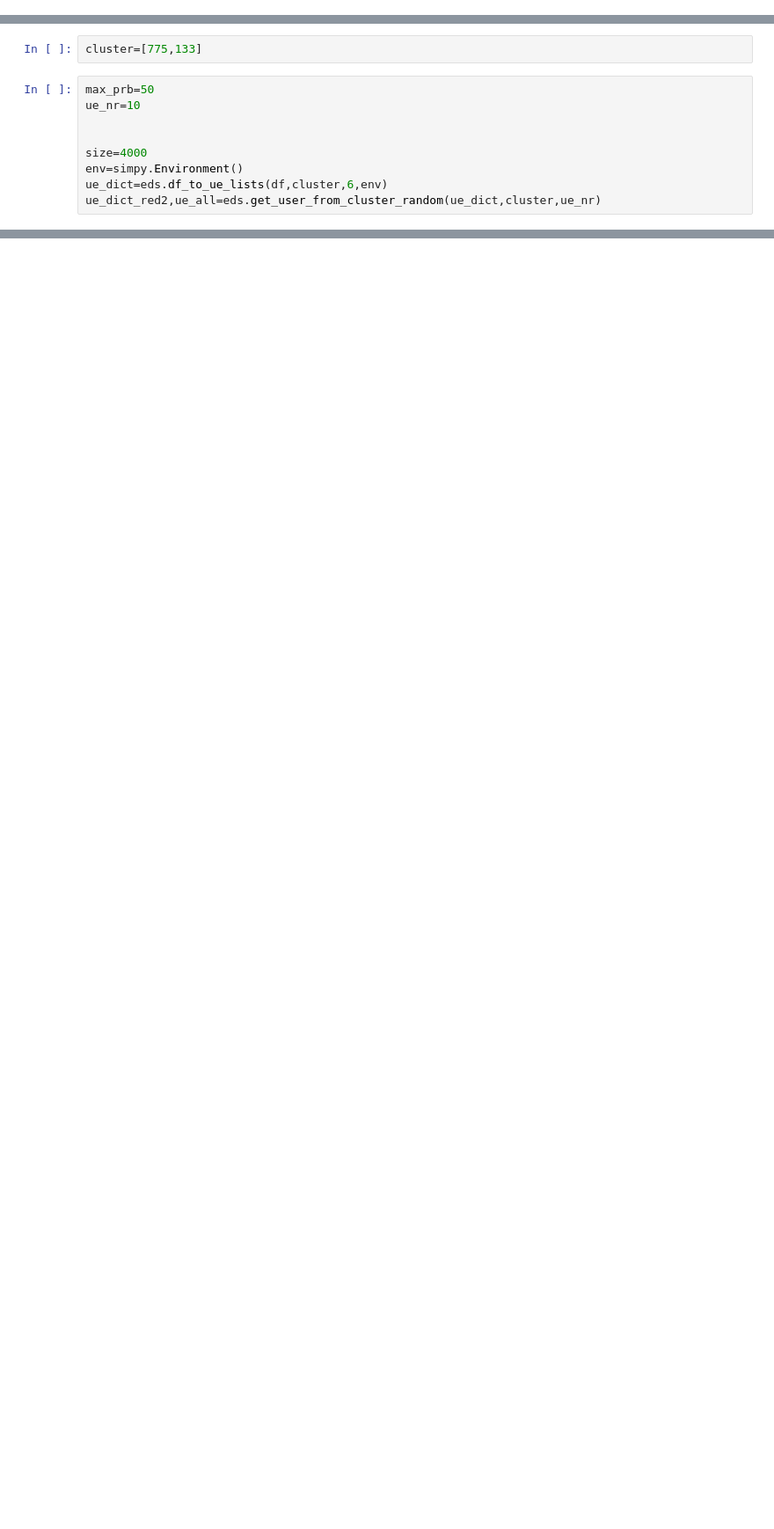
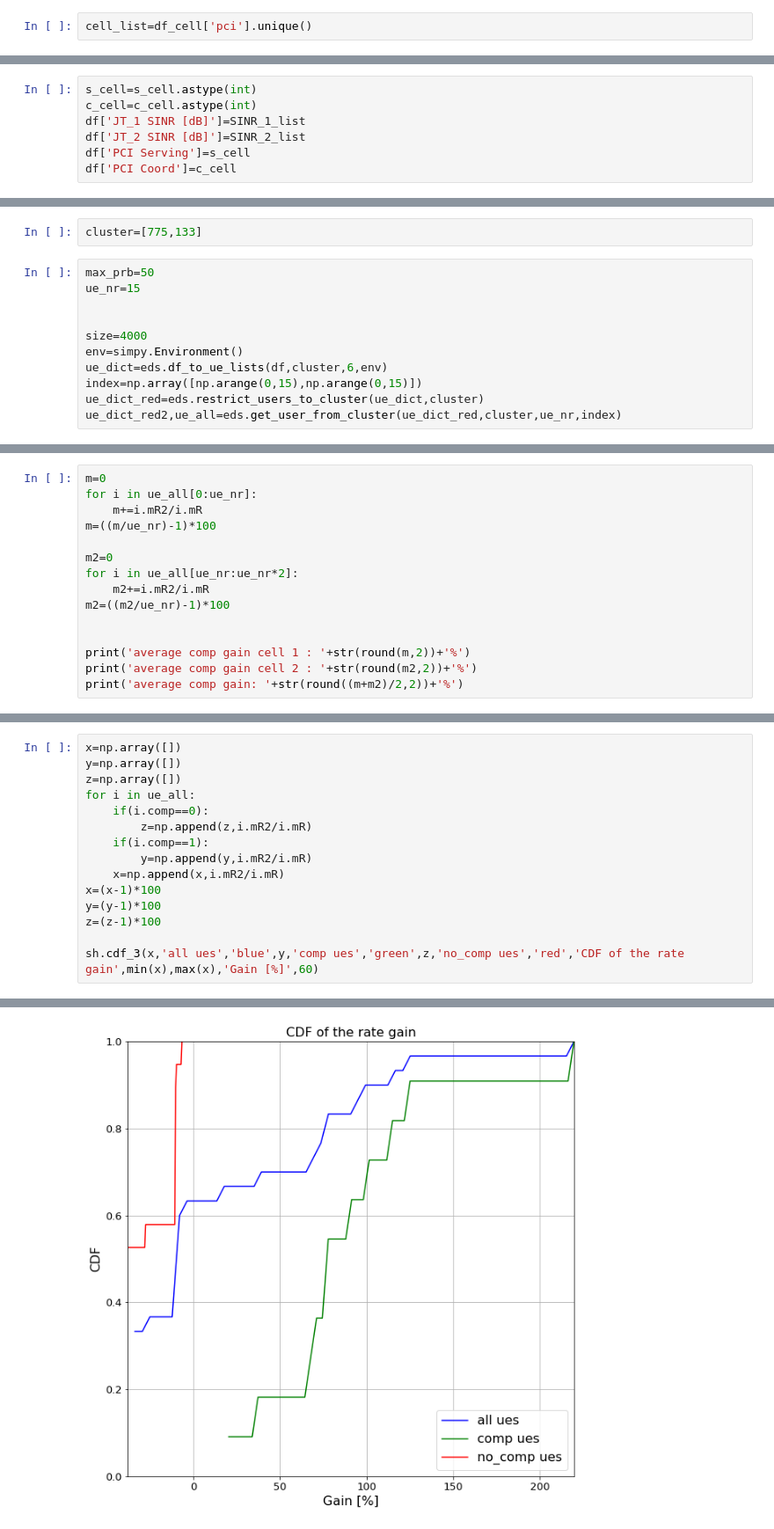
Before and after one commit to CarolineZoll/EDS, a Jupyter notebook: CoMP_Analysis.ipynb, the cells around one changed output, grey strips where cells are left out. Shown: that part at 88% size. Saved outputs shown, nothing was run; the diff lists cells and outputs as text; blank space fills up the shorter version.

```diff
--- a/CoMP_Analysis.ipynb
+++ b/CoMP_Analysis.ipynb
@@ -17,0 +92,2 @@ sectors=df['PCI Serving'].unique()
+# %%
+cell_list=df_cell['pci'].unique()
@@ -17,0 +145,7 @@ sectors=df['PCI Serving'].unique()
+# %%
+s_cell=s_cell.astype(int)
+c_cell=c_cell.astype(int)
+df['JT_1 SINR [dB]']=SINR_1_list
+df['JT_2 SINR [dB]']=SINR_2_list
+df['PCI Serving']=s_cell
+df['PCI Coord']=c_cell
@@ -19,10 +190,12 @@ sectors=df['PCI Serving'].unique()
 cluster=[775,133]
 # %%
 max_prb=50
-ue_nr=10
+ue_nr=15
 
 
 size=4000
 env=simpy.Environment()
 ue_dict=eds.df_to_ue_lists(df,cluster,6,env)
-ue_dict_red2,ue_all=eds.get_user_from_cluster_random(ue_dict,cluster,ue_nr)
+index=np.array([np.arange(0,15),np.arange(0,15)])
+ue_dict_red=eds.restrict_users_to_cluster(ue_dict,cluster)
+ue_dict_red2,ue_all=eds.get_user_from_cluster(ue_dict_red,cluster,ue_nr,index)
@@ -28,0 +353,15 @@ ue_dict_red2,ue_all=eds.get_user_from_cluster_random(ue_dict,cluster,ue_nr)
+# %%
+m=0
+for i in ue_all[0:ue_nr]:
+    m+=i.mR2/i.mR
+m=((m/ue_nr)-1)*100
+
+m2=0
+for i in ue_all[ue_nr:ue_nr*2]:
+    m2+=i.mR2/i.mR
+m2=((m2/ue_nr)-1)*100
+
+
+print('average comp gain cell 1 : '+str(round(m,2))+'%')
+print('average comp gain cell 2 : '+str(round(m2,2))+'%')
+print('average comp gain: '+str(round((m+m2)/2,2))+'%')
@@ -28,0 +372,16 @@ ue_dict_red2,ue_all=eds.get_user_from_cluster_random(ue_dict,cluster,ue_nr)
+# %%
+x=np.array([])
+y=np.array([])
+z=np.array([])
+for i in ue_all:
+    if(i.comp==0):
+        z=np.append(z,i.mR2/i.mR)
+    if(i.comp==1):
+        y=np.append(y,i.mR2/i.mR)
+    x=np.append(x,i.mR2/i.mR)
+x=(x-1)*100
+y=(y-1)*100
+z=(z-1)*100
+
+sh.cdf_3(x,'all ues','blue',y,'comp ues','green',z,'no_comp ues','red','CDF of the rate gain',min(x),max(x),'Gain [%]',60)
+# %% [output]
@@ -28,0 +400 @@ ue_dict_red2,ue_all=eds.get_user_from_cluster_random(ue_dict,cluster,ue_nr)
+[figure, added]
```
Also changed, not shown: parts of 51 cells of this notebook, 5 other files.
